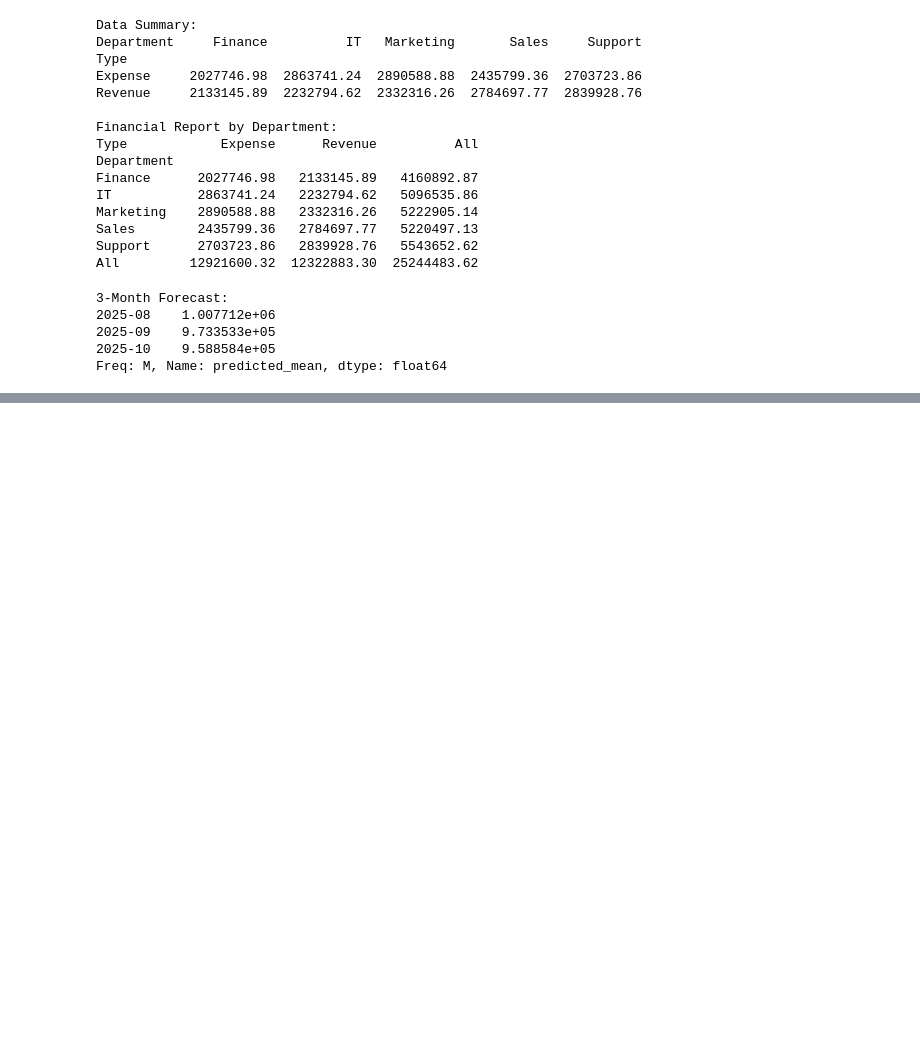
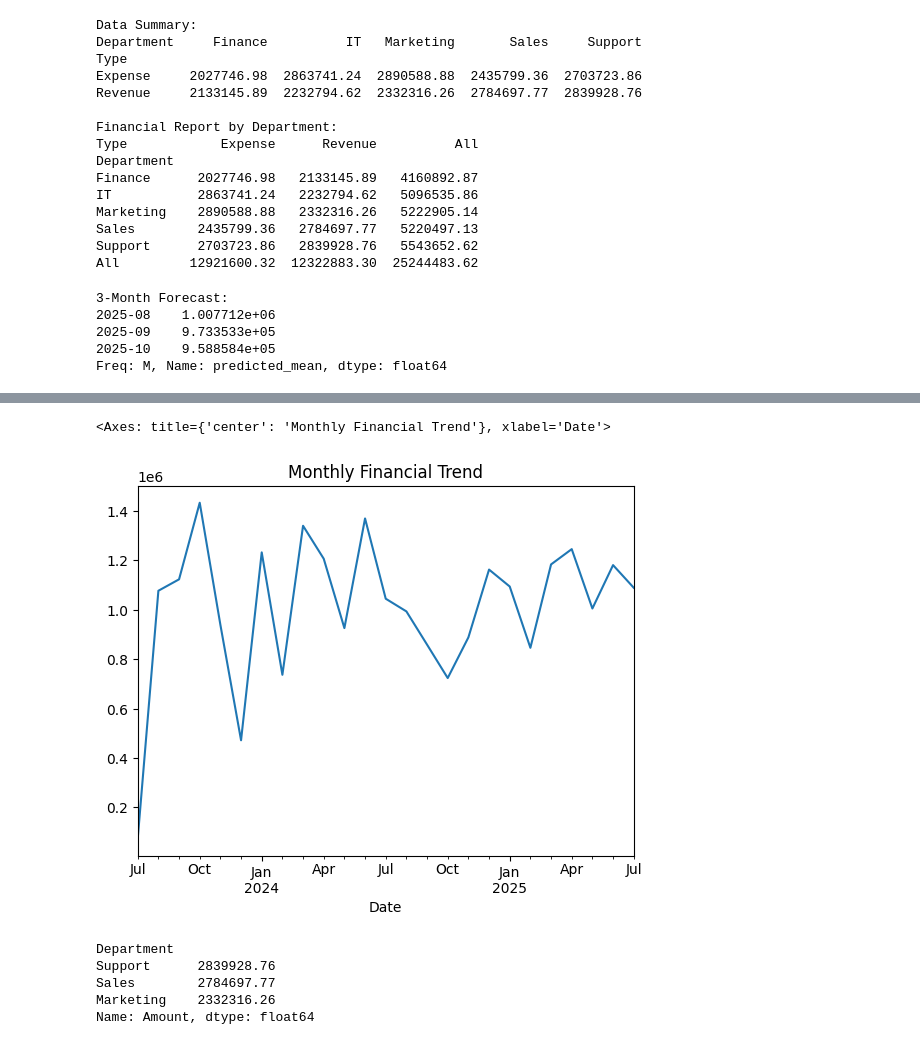
Before and after one commit to JavadTorabiKh/BusinessIntelligenceSystem, a Jupyter notebook: notebooks/financial_analysis.ipynb, the cells around one changed output, grey strips where cells are left out. Drawn from its saved outputs; the diff is of its cells as text; code cells hidden in the pictures; blank space fills up the shorter version.

```diff
--- a/notebooks/financial_analysis.ipynb
+++ b/notebooks/financial_analysis.ipynb
@@ -55,3 +55,12 @@ print(forecast)
 2025-09    9.733533e+05
 2025-10    9.588584e+05
 Freq: M, Name: predicted_mean, dtype: float64
+# %%
+import numpy as np
+
+# Profitability Analysis
+
+df['Profit'] = np.where(df['Type'] == 'Revenue', df['Amount'], -df['Amount'])
+profitability = df.groupby('Department')['Profit'].sum().sort_values()
+
+profitability
@@ -57,0 +75,21 @@ Freq: M, Name: predicted_mean, dtype: float64
+# %%
+
+# Time Series Trend
+
+monthly_trend = df.groupby(pd.to_datetime(df['Date']).dt.to_period('M'))['Amount'].sum()
+monthly_trend.plot(title='Monthly Financial Trend')
+# %% [output]
+<Axes: title={'center': 'Monthly Financial Trend'}, xlabel='Date'>
+[figure, added]
+# %%
+
+# Top Performers
+
+top_depts = df[df['Type'] == 'Revenue'].groupby('Department')['Amount'].sum().nlargest(3)
+top_depts
+# %% [output]
+Department
+Support      2839928.76
+Sales        2784697.77
+Marketing    2332316.26
+Name: Amount, dtype: float64
```
Also changed, not shown: parts of 1 cell of this notebook, 1 other file.
